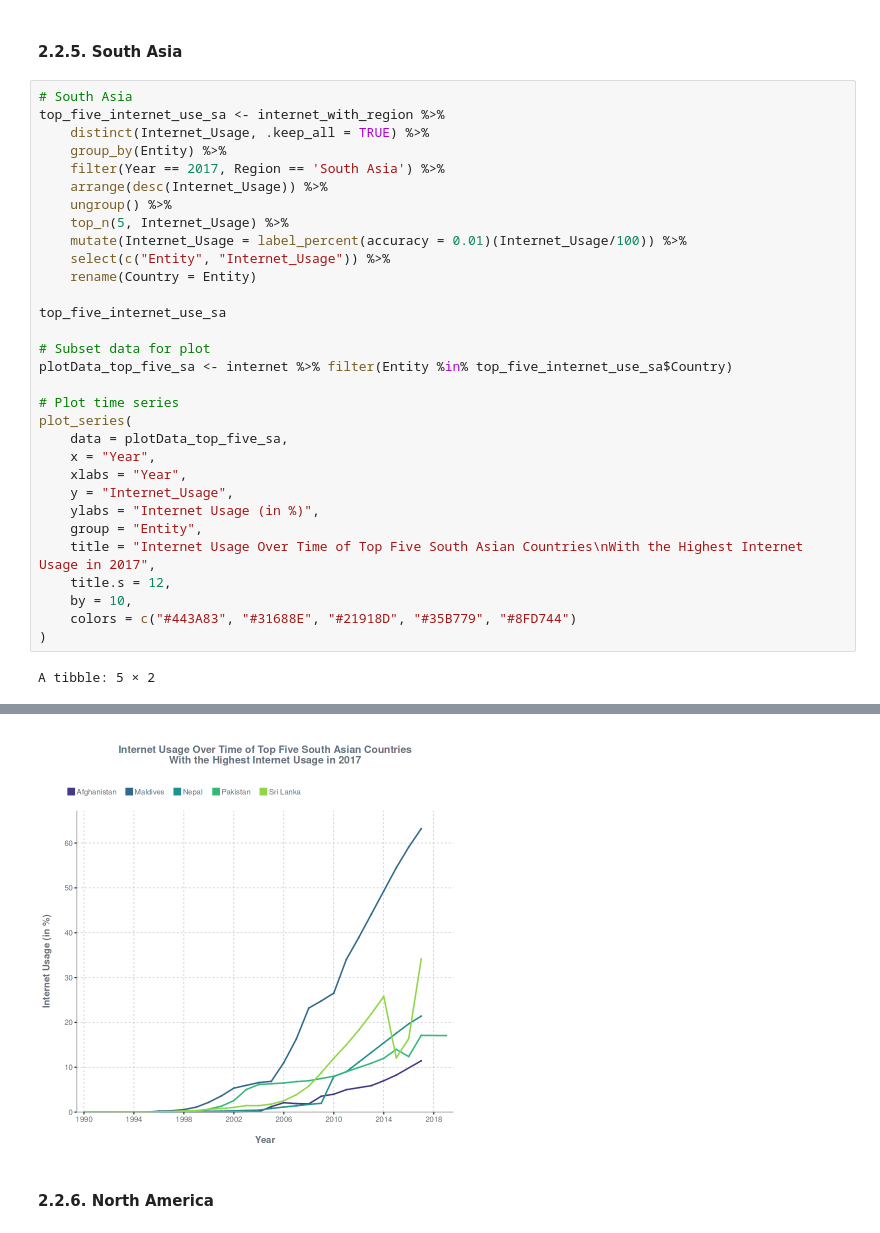
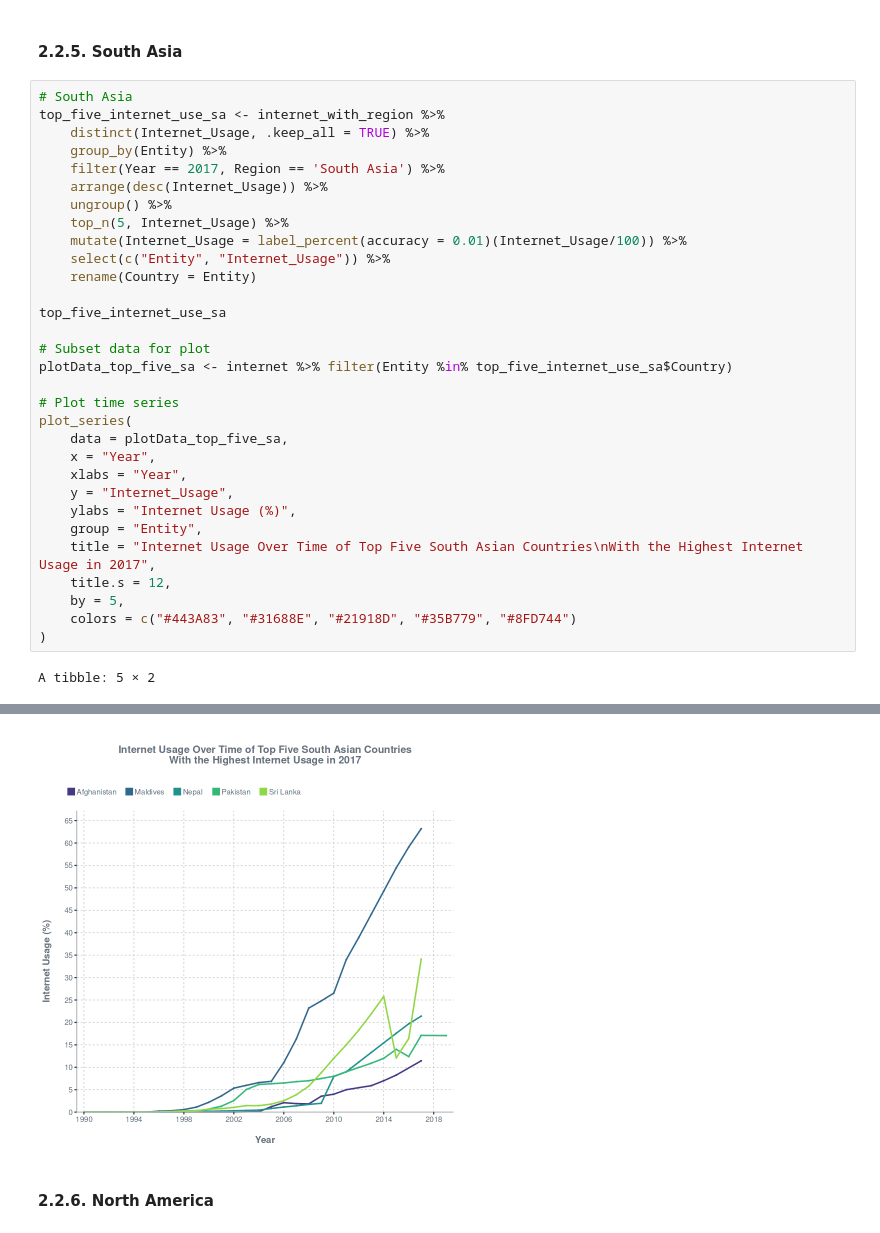
Before and after one commit to jbjdelacruz/DataSetlist, a Jupyter notebook: global-internet-accessibility/notebook.ipynb, the cells around one changed output, grey strips where cells are left out. Cells and saved outputs as stored; diff of their text form.

```diff
--- a/global-internet-accessibility/notebook.ipynb
+++ b/global-internet-accessibility/notebook.ipynb
@@ -492,36 +492,36 @@ top_five_internet_use_sa <- internet_with_region %>%
     top_n(5, Internet_Usage) %>%
 	mutate(Internet_Usage = label_percent(accuracy = 0.01)(Internet_Usage/100)) %>%
 	select(c("Entity", "Internet_Usage")) %>%
 	rename(Country = Entity)
 
 top_five_internet_use_sa
 
 # Subset data for plot
 plotData_top_five_sa <- internet %>% filter(Entity %in% top_five_internet_use_sa$Country)
 
 # Plot time series
 plot_series(
     data = plotData_top_five_sa,
     x = "Year",
     xlabs = "Year",
     y = "Internet_Usage",
-    ylabs = "Internet Usage (in %)",
+    ylabs = "Internet Usage (%)",
     group = "Entity",
     title = "Internet Usage Over Time of Top Five South Asian Countries\nWith the Highest Internet Usage in 2017",
     title.s = 12,
-    by = 10,
+    by = 5,
     colors = c("#443A83", "#31688E", "#21918D", "#35B779", "#8FD744")
 )
 # %% [output]
 A tibble: 5 × 2
 | Country | Internet_Usage |
 | <chr> | <chr> |
 | Maldives | 63.19% |
 | Sri Lanka | 34.11% |
 | Nepal | 21.40% |
 | Pakistan | 17.11% |
 | Afghanistan | 11.45% |
-[figure, old version]
+[figure, new version]
 # %% [markdown]
 #### 2.2.6. North America
 # %%
```
Also changed, not shown: parts of 9 cells of this notebook.
